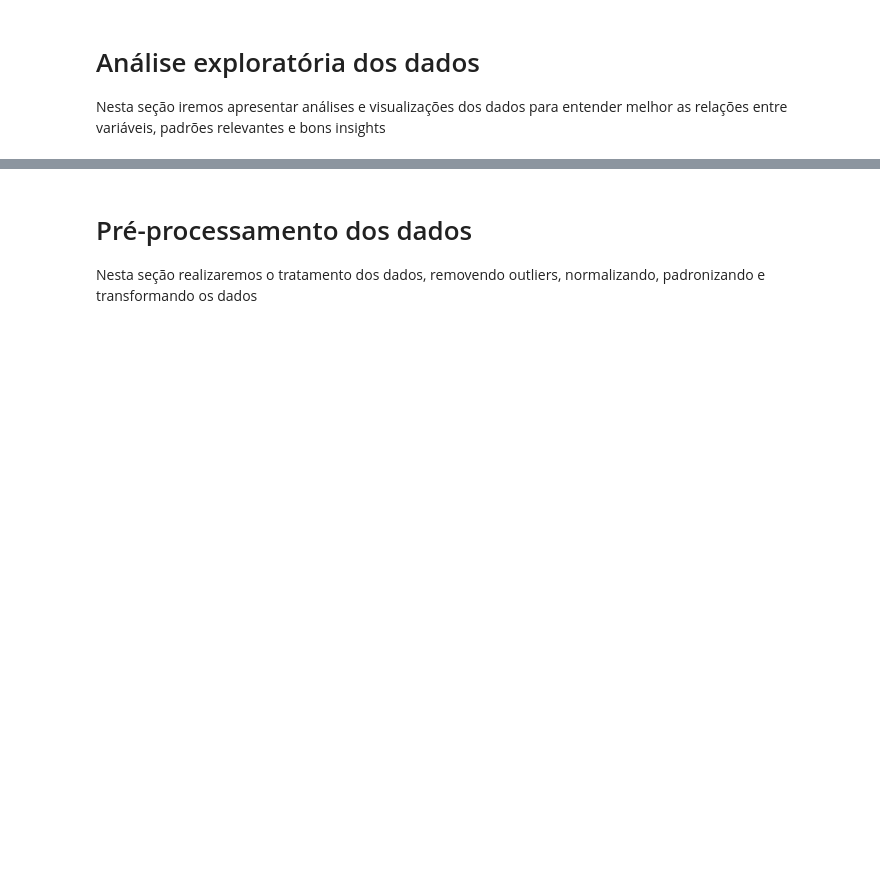
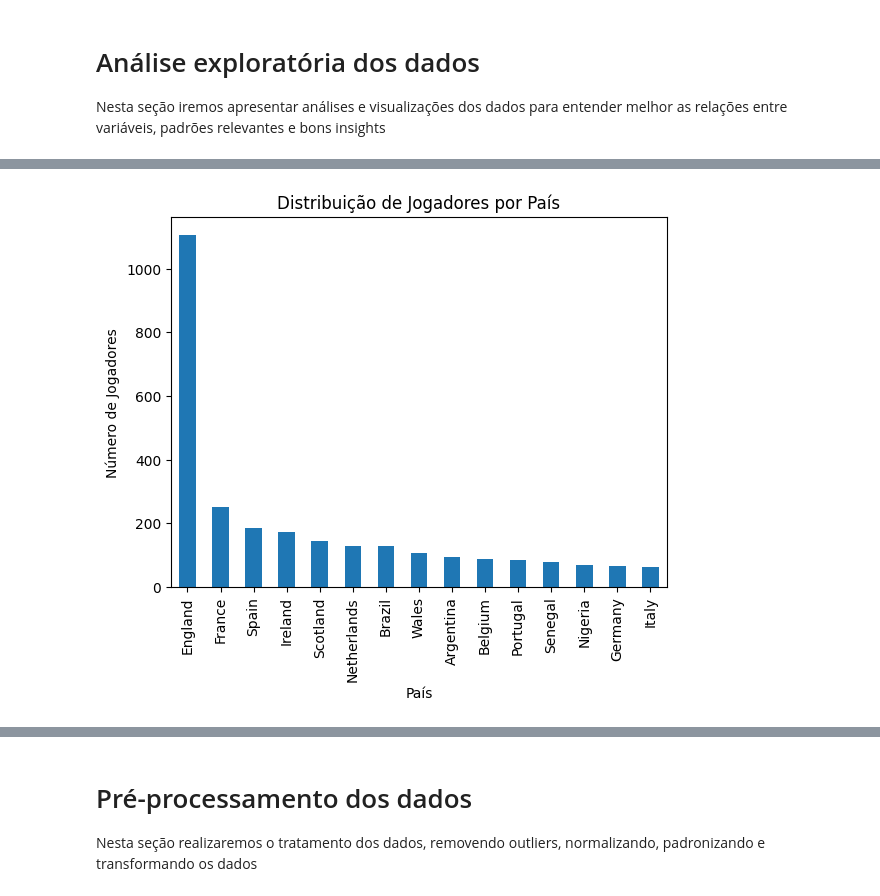
Before and after one commit to gabrielmmf/previsao-de-valores-de-mercado, a Jupyter notebook: main.ipynb, the cells around one changed output, grey strips where cells are left out. Cells and saved outputs as stored; diff of their text form; code cells hidden in the pictures; blank space fills up the shorter version.

```diff
--- a/main.ipynb
+++ b/main.ipynb
@@ -142,0 +191,9 @@ Nesta seção iremos apresentar análises e visualizações dos dados para enten
+# %%
+country_counts = pl_transfers['playerCountry'].value_counts().head(15)
+country_counts.plot(kind='bar')
+plt.xlabel('País')
+plt.ylabel('Número de Jogadores')
+plt.title('Distribuição de Jogadores por País')
+plt.show()
+# %% [output]
+[figure, added]
```
Also changed, not shown: parts of 18 cells of this notebook.
